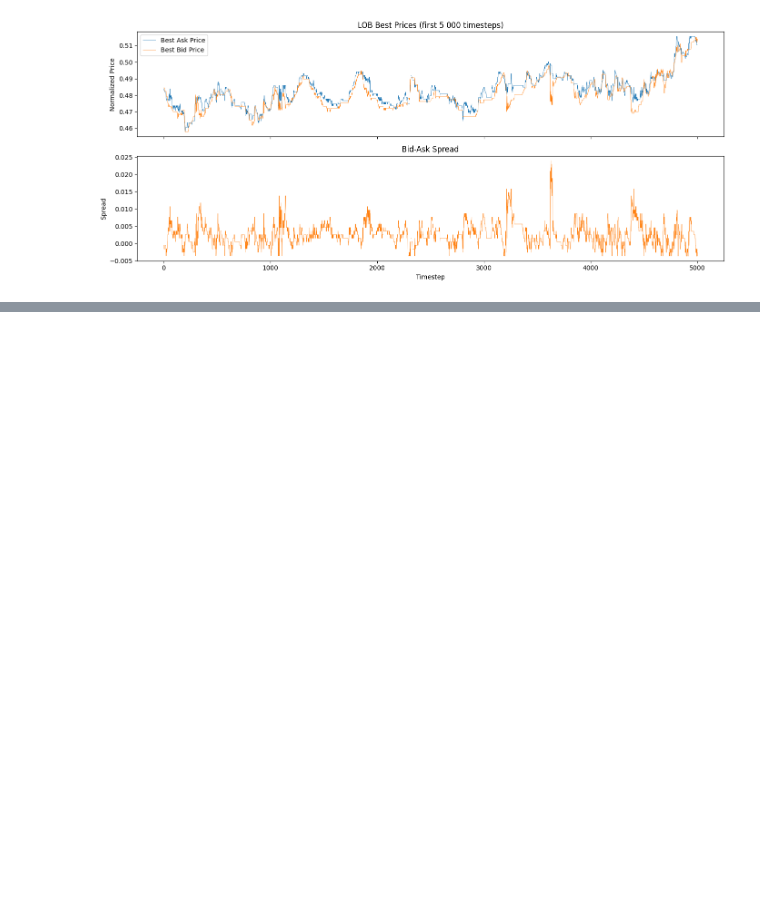
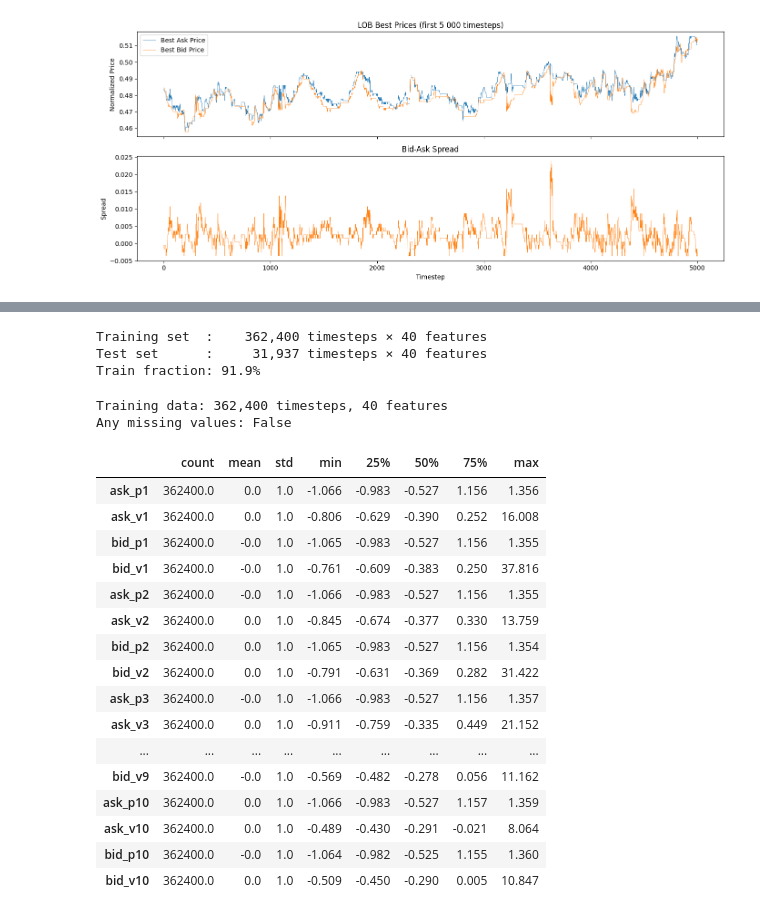
Before and after one commit to produit-scalaire/Decision-Transformer-LOB-Trading, a Jupyter notebook: main.ipynb, the cells around one changed output, grey strips where cells are left out. Drawn from its saved outputs; the diff is of its cells as text; code cells hidden in the pictures; blank space fills up the shorter version.

```diff
--- a/main.ipynb
+++ b/main.ipynb
@@ -332,0 +359,56 @@ plt.show()
+# %%
+# Load fold 9: train on days 1–9, test on day 10
+train_file = next(dataset_path.rglob("*NoAuction_Zscore*Training/Train*CF_9.txt"))
+test_file  = next(dataset_path.rglob("*NoAuction_Zscore*Testing/Test*CF_9.txt"))
+
+train_raw = np.loadtxt(train_file)   # (149, T_train)
+test_raw  = np.loadtxt(test_file)    # (149, T_test)
+
+# Keep raw LOB only: rows 0–39  (10 levels × 4 per level)
+X_train = train_raw[:40, :].T.astype(np.float32)    # (T_train, 40)
+X_test  = test_raw[:40, :].T.astype(np.float32)     # (T_test,  40)
+
+# FI-2010 labels (5 prediction horizons) — kept for reference
+y_train = train_raw[144:, :].T.astype(np.float32)
+y_test  = test_raw[144:, :].T.astype(np.float32)
+
+# Mid-price: average of best ask (col 0) and best bid (col 2)
+mid_train = (X_train[:, 0] + X_train[:, 2]) / 2.0
+mid_test  = (X_test[:, 0]  + X_test[:, 2])  / 2.0
+
+print(f"Training set  : {X_train.shape[0]:>10,} timesteps × {X_train.shape[1]} features")
+print(f"Test set      : {X_test.shape[0]:>10,} timesteps × {X_test.shape[1]} features")
+print(f"Train fraction: {X_train.shape[0] / (X_train.shape[0] + X_test.shape[0]):.1%}")
+# %% [output]
+Training set  :    362,400 timesteps × 40 features
+Test set      :     31,937 timesteps × 40 features
+Train fraction: 91.9%
+# %%
+feature_names = []
+for level in range(1, 11):
+    feature_names += [f"ask_p{level}", f"ask_v{level}", f"bid_p{level}", f"bid_v{level}"]
+
+df_train = pd.DataFrame(X_train, columns=feature_names)
+print(f"Training data: {X_train.shape[0]:,} timesteps, {X_train.shape[1]} features")
+print(f"Any missing values: {np.isnan(X_train).any()}\n")
+df_train.describe().round(3).T
+# %% [output]
+Training data: 362,400 timesteps, 40 features
+Any missing values: False
+|  | count | mean | std | min | 25% | 50% | 75% | max |
+| ask_p1 | 362400.0 | 0.0 | 1.0 | -1.066 | -0.983 | -0.527 | 1.156 | 1.356 |
+| ask_v1 | 362400.0 | 0.0 | 1.0 | -0.806 | -0.629 | -0.390 | 0.252 | 16.008 |
+| bid_p1 | 362400.0 | -0.0 | 1.0 | -1.065 | -0.983 | -0.527 | 1.156 | 1.355 |
+| bid_v1 | 362400.0 | -0.0 | 1.0 | -0.761 | -0.609 | -0.383 | 0.250 | 37.816 |
+| ask_p2 | 362400.0 | -0.0 | 1.0 | -1.066 | -0.983 | -0.527 | 1.156 | 1.355 |
+| ask_v2 | 362400.0 | 0.0 | 1.0 | -0.845 | -0.674 | -0.377 | 0.330 | 13.759 |
+| bid_p2 | 362400.0 | 0.0 | 1.0 | -1.065 | -0.983 | -0.527 | 1.156 | 1.354 |
+| bid_v2 | 362400.0 | 0.0 | 1.0 | -0.791 | -0.631 | -0.369 | 0.282 | 31.422 |
+| ask_p3 | 362400.0 | -0.0 | 1.0 | -1.066 | -0.983 | -0.527 | 1.156 | 1.357 |
+| ask_v3 | 362400.0 | 0.0 | 1.0 | -0.911 | -0.759 | -0.335 | 0.449 | 21.152 |
+| ... | ... | ... | ... | ... | ... | ... | ... | ... |
+| bid_v9 | 362400.0 | -0.0 | 1.0 | -0.569 | -0.482 | -0.278 | 0.056 | 11.162 |
+| ask_p10 | 362400.0 | 0.0 | 1.0 | -1.066 | -0.983 | -0.527 | 1.157 | 1.359 |
+| ask_v10 | 362400.0 | 0.0 | 1.0 | -0.489 | -0.430 | -0.291 | -0.021 | 8.064 |
+| bid_p10 | 362400.0 | -0.0 | 1.0 | -1.064 | -0.982 | -0.525 | 1.155 | 1.360 |
+| bid_v10 | 362400.0 | 0.0 | 1.0 | -0.509 | -0.450 | -0.290 | 0.005 | 10.847 |
```
Also changed, not shown: parts of 5 cells of this notebook, 3 other files.
